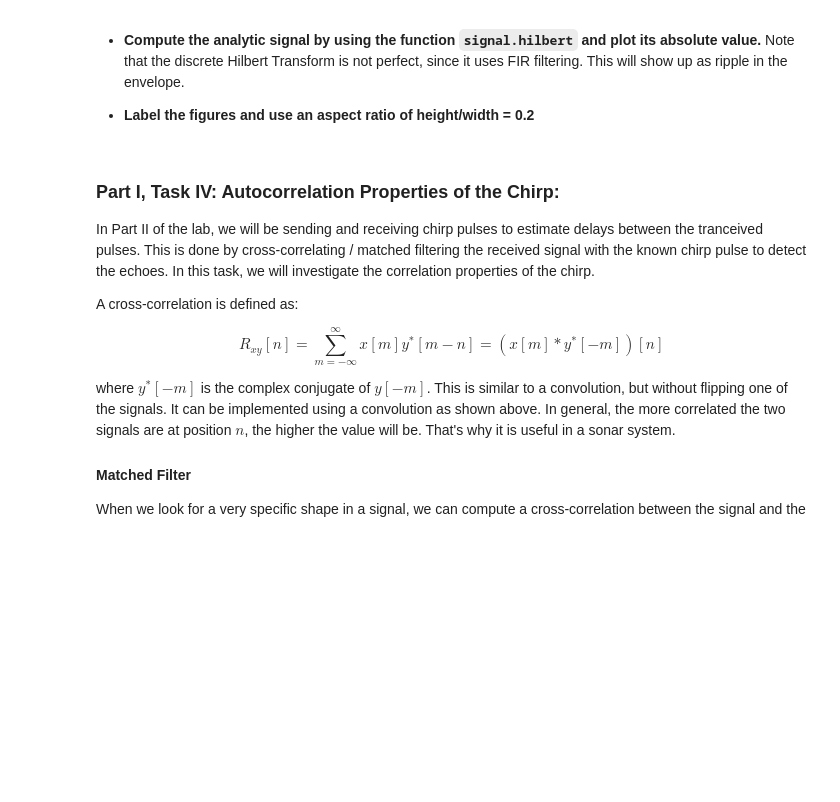
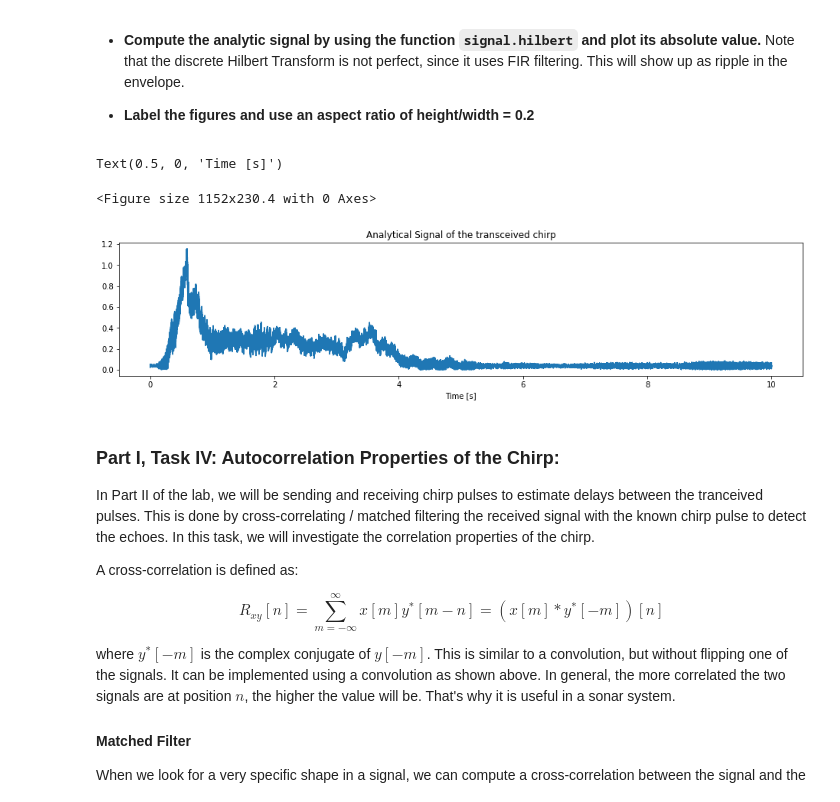
Before and after one commit to EE123-students/lab1-spring2023-rob, a Jupyter notebook: lab1-part2-TimeDomain-Sonar.ipynb, the cells around one changed output. Drawn from its saved outputs; the diff is of its cells as text; code cells hidden in the pictures; blank space fills up the shorter version.

Commit message:
making chirpy things

```diff
--- a/lab1-part2-TimeDomain-Sonar.ipynb
+++ b/lab1-part2-TimeDomain-Sonar.ipynb
@@ -257,13 +257,23 @@ The envelope can be detected by taking the magnitude.
 * **Label the figures and use an aspect ratio of height/width = 0.2**
 # %%
 # your code here:
-
+RCVa_chirp = signal.hilbert(rcv_chirp)
 # end of your code
 
 # plot
 width, height = figaspect(0.2)
 fig = figure(figsize=(width,height))
 # your code here:
+
+width, height = figaspect(0.2)
+fig = figure(figsize=(width,height))
+plt.plot(t, abs(RCVa_chirp))
+plt.title("Analytical Signal of the transceived chirp")
+plt.xlabel("Time [s]")
+# %% [output]
+Text(0.5, 0, 'Time [s]')
+<Figure size 1152x230.4 with 0 Axes>
+[figure, added]
 # %% [markdown]
 ### Part I, Task IV: Autocorrelation Properties of the Chirp:
 
```
Also changed, not shown: parts of 9 cells of this notebook, 1 other file.
